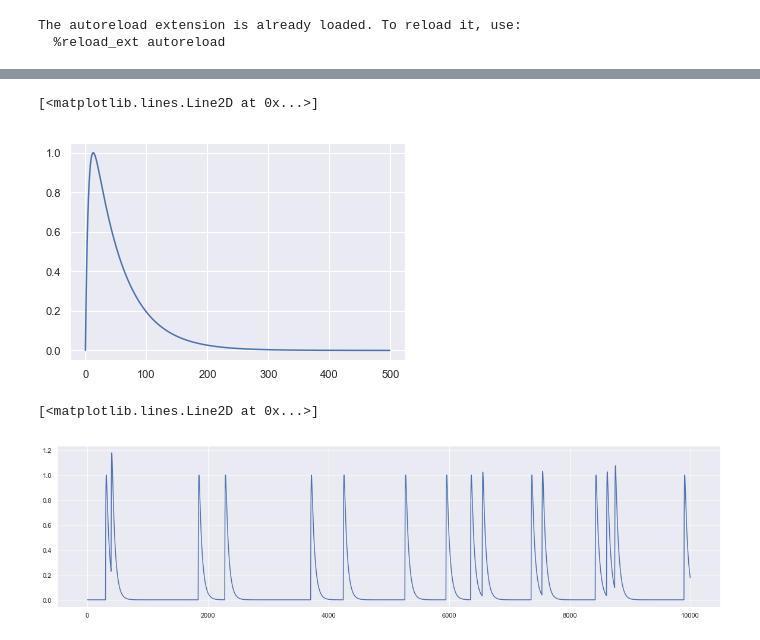
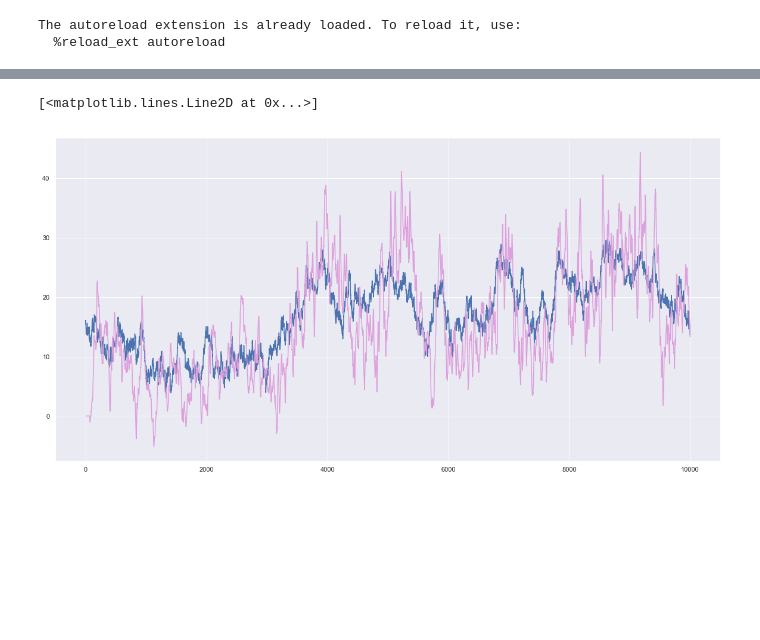
Before and after one commit to nsbspl/async-spike-propagation, a Jupyter notebook: main.ipynb, the cells around one changed output, grey strips where cells are left out. Drawn from its saved outputs; the diff is of its cells as text; code cells hidden in the pictures; blank space fills up the shorter version.

```diff
--- a/main.ipynb
+++ b/main.ipynb
@@ -57,3 +29,7 @@ plt.hist(avg_firing_rate)
+# %%
+layer = Layer(NUM_NEURONS)
+layer.train(i_inj=i_inj, exp_output=i_inj, dt=dt, t_stop=t_stop)
+out, V, F_binary, F_synaptic = layer.output(i_inj, dt, t_stop)
 # %%
 trial = 10
 plt.figure(figsize=(20,5))
@@ -106,5 +53,0 @@ t_steps = F_binary.shape[0]
-# %%
-plt.plot(syn_waveform)
-# %% [output]
-[<matplotlib.lines.Line2D at 0x...>]
-[figure, removed]
@@ -116,7 +54,7 @@ for neuron in range(0, NUM_NEURONS):
 # %%
-plt.figure(figsize=(20,5))
-plt.plot(F_synaptic[:,10])
-# plt.plot(F_binary[:,10])
+plt.figure(figsize=(20,10))
+plt.plot(i_inj)
+plt.plot(out, 'plum')
 # %% [output]
 [<matplotlib.lines.Line2D at 0x...>]
-[figure, old version]
+[figure, new version]
```
Also changed, not shown: parts of 22 cells of this notebook, 3 other files.
